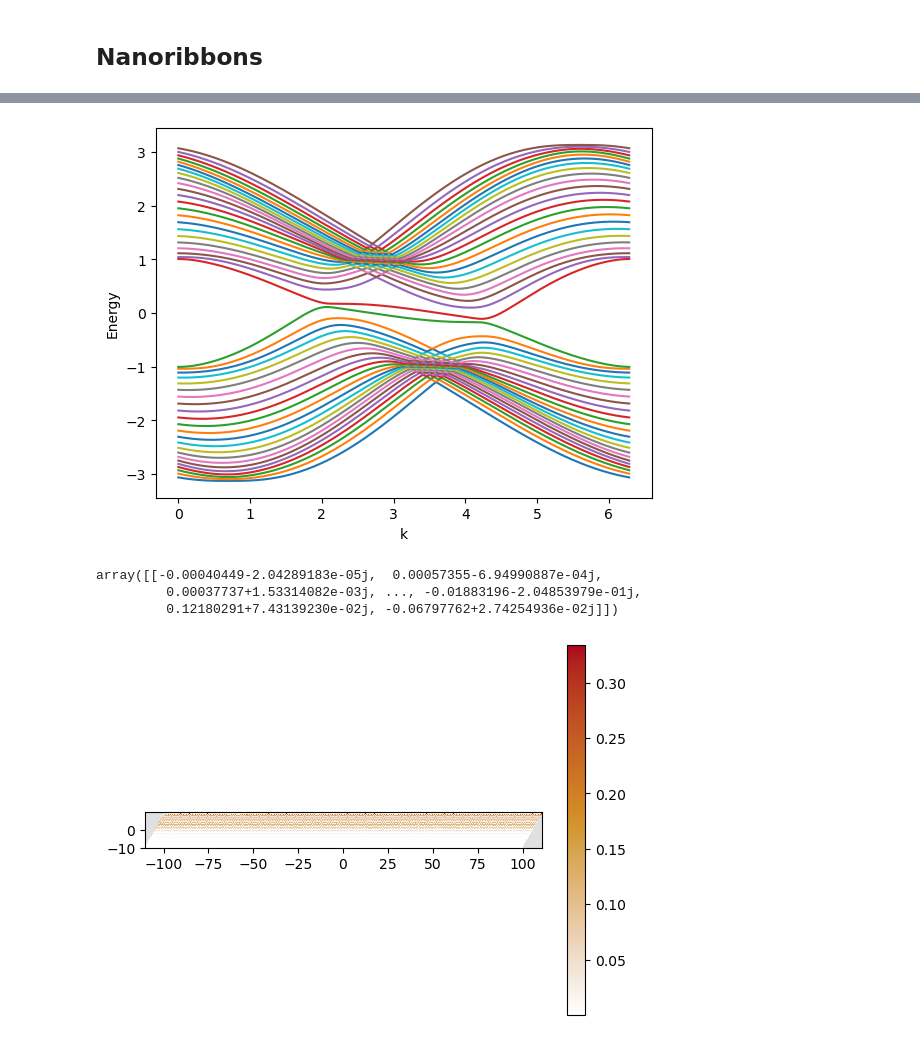
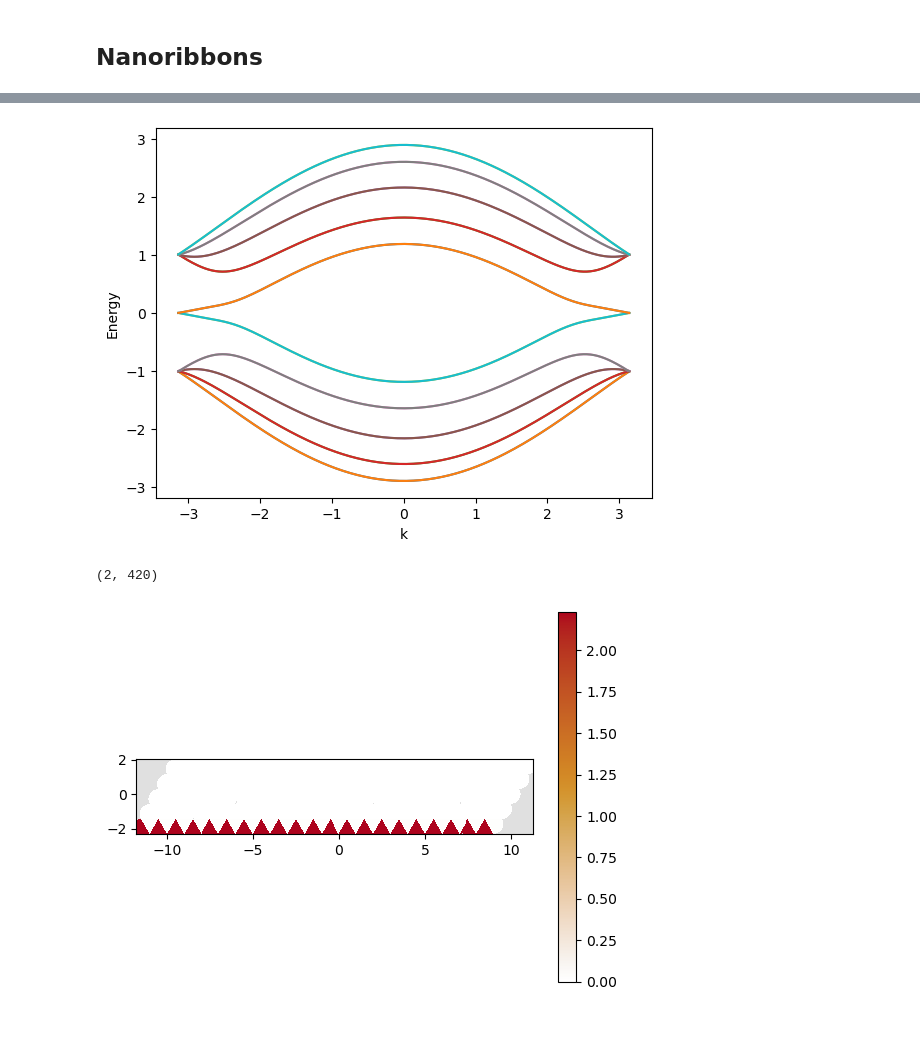
Before and after one commit to khaledoqab/Graphene_QD, a Jupyter notebook: seminar1.ipynb, the cells around one changed output, grey strips where cells are left out. Cells and saved outputs as stored; diff of their text form; code cells hidden in the pictures.

```diff
--- a/seminar1.ipynb
+++ b/seminar1.ipynb
@@ -298,7 +314,8 @@ array([ 4.14848312e-03, -3.90097911e-03,  1.61460304e-05, ...,
 ## Nanoribbons
 # %%
 # create a nanoribbon
-ribbon = create_graphene_nanoribbon(10, 100, 1.0, 1)
+ribbon = create_graphene_nanoribbon(2.2, 10, 1.0, 2)
 kwant.plot(ribbon)
 plt.show()
+ribbon = ribbon.finalized()
 # %% [output]
@@ -308,26 +327,20 @@ ribbon = ribbon.finalized()
+# %%
+# ribbon_parameters = SimpleNamespace(B=0., t_prime=0.1, m=0.09742275)
+ribbon_parameters = SimpleNamespace(B=0., t_prime=0.04, m=0.0)
 # %%
-kwant.plotter.bands(ribbon.leads[0], params=dict(param=SimpleNamespace(B=0.0, t_prime=0.1)), show=True, momenta=np.linspace(0, 2*np.pi, 256))
+kwant.plotter.bands(ribbon.leads[0], params=dict(param=ribbon_parameters), show=True, momenta=np.linspace(-np.pi, np.pi, 256))
 plt.show()
 # %% [output]
-[figure, old version]
+[figure, new version]
 # %%
-ribbon_parameters = SimpleNamespace(B=0.05, t_prime=0.0)
-state_rib = kwant.wave_function(ribbon, energy=0.1, params=dict(param=ribbon_parameters))
+state_rib = kwant.wave_function(ribbon, energy=0.0, params=dict(param=ribbon_parameters))
 state_rib = state_rib(0)
-state_rib
+state_rib.shape
 # %% [output]
-array([[-0.00040449-2.04289183e-05j,  0.00057355-6.94990887e-04j,
-         0.00037737+1.53314082e-03j, ..., -0.01883196-2.04853979e-01j,
-         0.12180291+7.43139230e-02j, -0.06797762+2.74254936e-02j]])
+(2, 420)
 # %%
-kwant.plotter.map(ribbon, np.abs(state_rib[0])**2, oversampling=10)
+kwant.plotter.map(ribbon, np.abs(state_rib[0][1::2])**2, oversampling=10)
 plt.show()
-density_rib_op = kwant.operator.Density(ribbon)
-current_rib_op = kwant.operator.Current(ribbon)
-
-
-density_rib = density_rib_op(state_rib[0])
-current_rib = current_rib_op(state_rib[0], params=dict(param=ribbon_parameters))
 # %% [output]
-[figure, old version]
+[figure, new version]
 # %%
```
Also changed, not shown: parts of 22 cells of this notebook.
